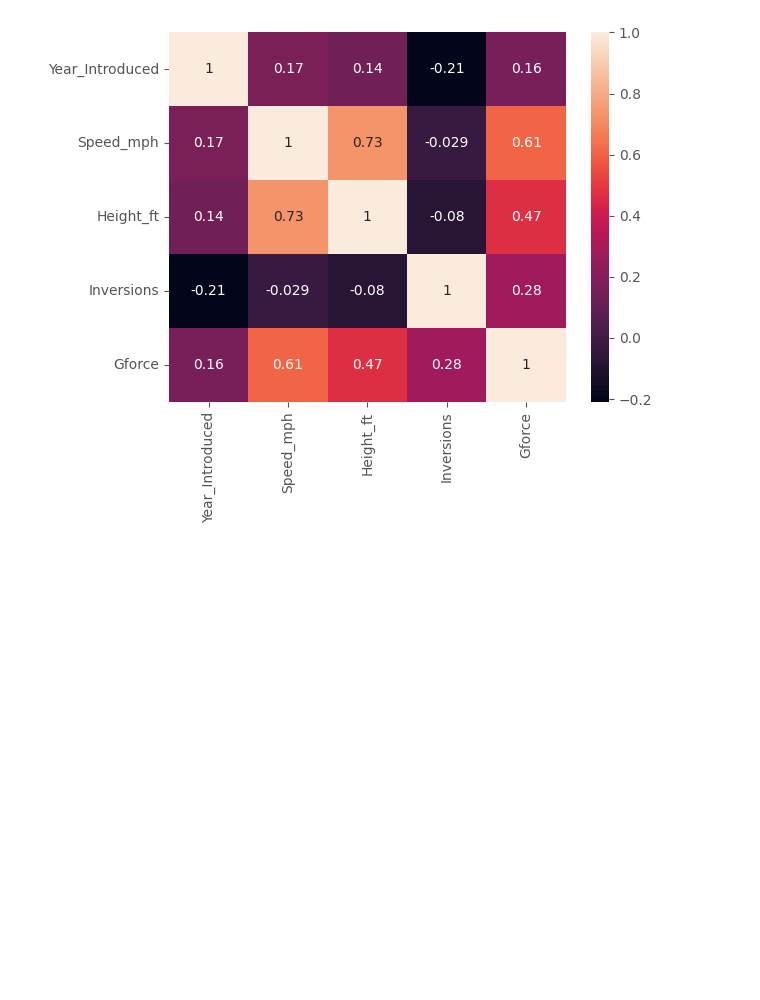
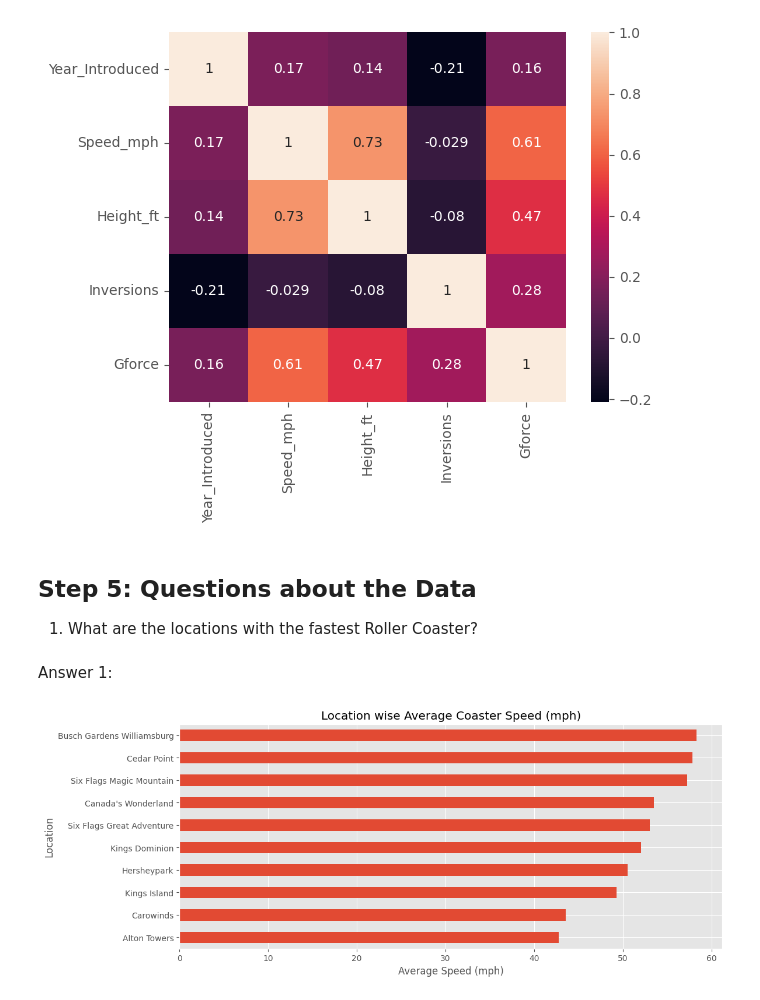
Before and after one commit to VivekAndola/Data-Analysis-Projects, a Jupyter notebook: project-1-roller-coaster-dataset.ipynb, the cells around one changed output. Saved outputs shown, nothing was run; the diff lists cells and outputs as text; code cells hidden in the pictures; blank space fills up the shorter version.

Commit message:
Kaggle Notebook | Project 1: EDA - RollerCoaster Dataset (Python) | Version 4

```diff
--- a/project-1-roller-coaster-dataset.ipynb
+++ b/project-1-roller-coaster-dataset.ipynb
@@ -252,0 +244,14 @@ warnings.filterwarnings("ignore", category=FutureWarning)
+# %%
+# Adding fixes to suppress warning generated from running pairplot [FutureWarning: use_inf_as_na option is deprecated]
+df.replace([np.inf, -np.inf], np.nan, inplace=True)
+
+warnings.filterwarnings("ignore", category=FutureWarning)
+warnings.filterwarnings("ignore", category=UserWarning)
+
+sns.pairplot(
+    df,
+    vars=['Year_Introduced','Speed_mph','Height_ft','Inversions','Gforce'],
+    hue='Type_Main'
+)
+
+plt.show()
@@ -267,3 +274,20 @@ sns.heatmap(df_corr,annot=True)
 plt.show()
 # %% [output]
 [figure]
+# %% [markdown]
+## Step 5: Questions about the Data
+
+1. What are the locations with the fastest Roller Coaster?
+# %% [markdown]
+Answer 1:
+# %%
+ax = df.query('Location != "Other"') \
+    .groupby('Location')['Speed_mph'] \
+    .agg(['mean','count']) \
+    .query('count >= 10') \
+    .sort_values('mean')['mean'] \
+    .plot(kind='barh', figsize=(12,5),title='Location wise Average Coaster Speed (mph)',xlabel='Average Speed (mph)')
+
+plt.show()
+# %% [output]
+[figure, added]
```
Also changed, not shown: parts of 3 cells of this notebook.
